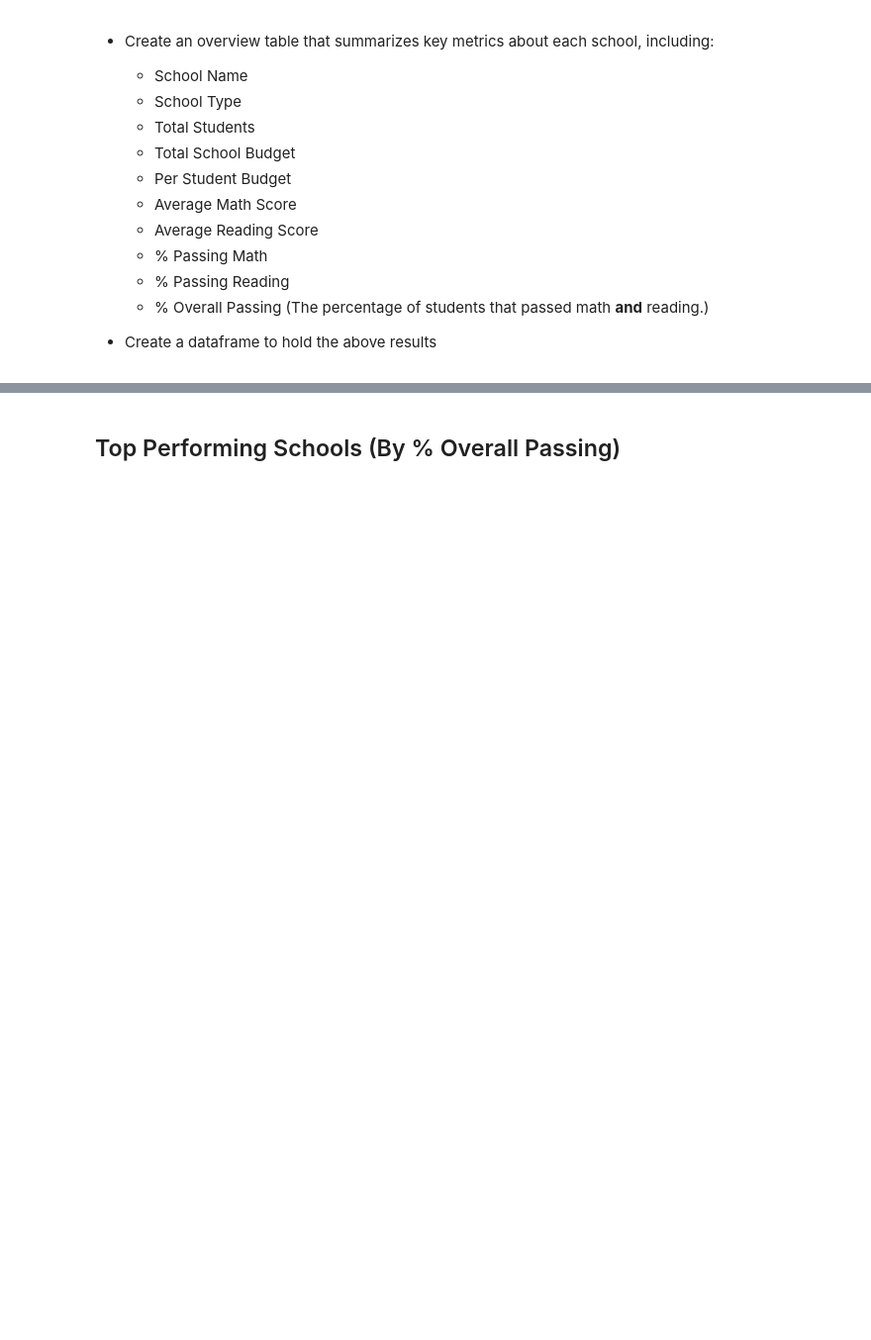
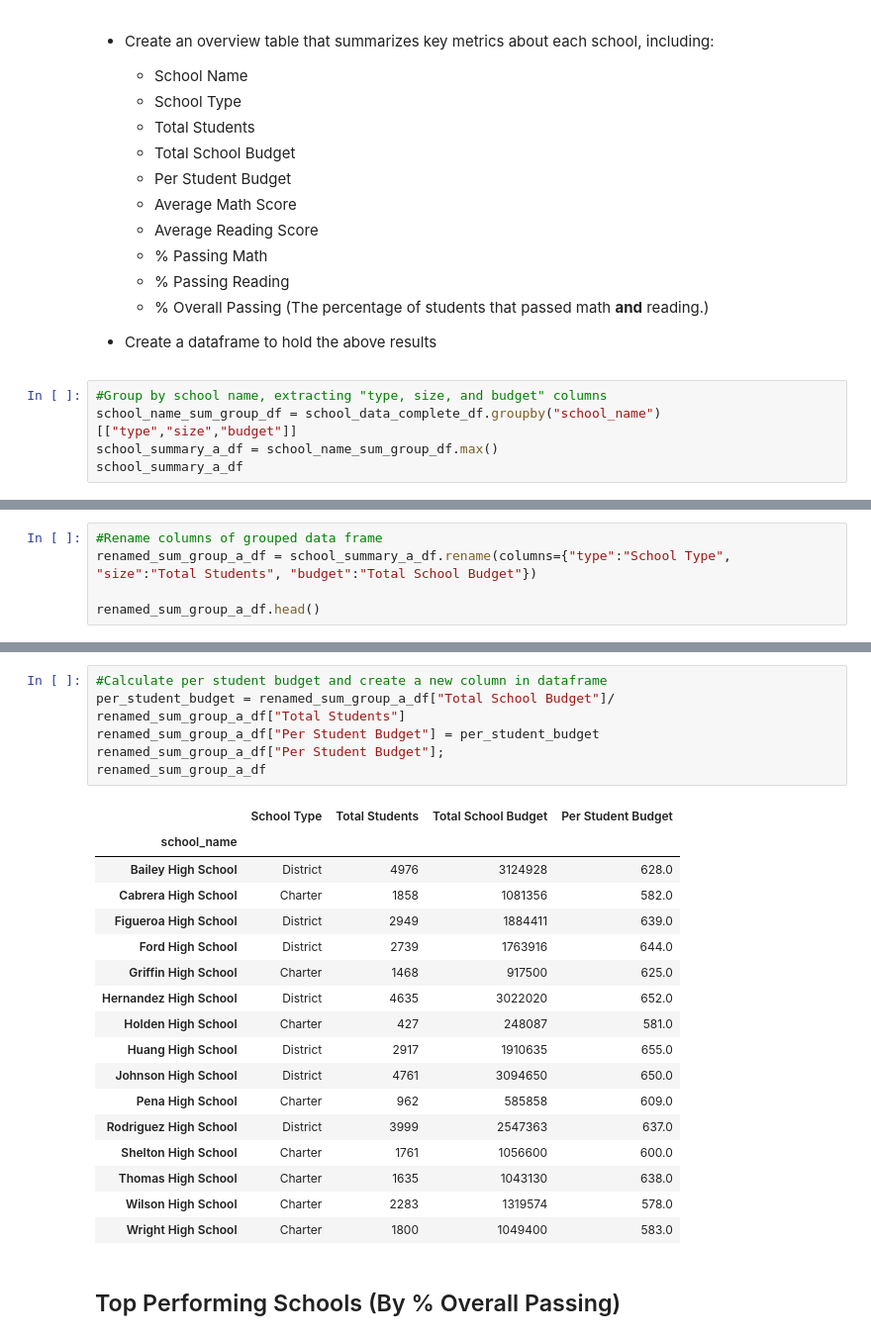
Before and after one commit to yperez0914/Pandas-Challenge, a Jupyter notebook: PyCitySchools/Analysis/main.ipynb, the cells around one changed output, grey strips where cells are left out. Shown: that part at 99% size. Saved outputs shown, nothing was run; the diff lists cells and outputs as text; blank space fills up the shorter version.

Commit message:
school summary table start

```diff
--- a/PyCitySchools/Analysis/main.ipynb
+++ b/PyCitySchools/Analysis/main.ipynb
@@ -284,3 +286,8 @@ district_summary_results_df
   * % Overall Passing (The percentage of students that passed math **and** reading.)
 
 * Create a dataframe to hold the above results
+# %%
+#Group by school name, extracting "type, size, and budget" columns
+school_name_sum_group_df = school_data_complete_df.groupby("school_name")[["type","size","budget"]]
+school_summary_a_df = school_name_sum_group_df.max()
+school_summary_a_df
@@ -286,0 +312,5 @@ district_summary_results_df
+# %%
+#Rename columns of grouped data frame
+renamed_sum_group_a_df = school_summary_a_df.rename(columns={"type":"School Type", "size":"Total Students", "budget":"Total School Budget"})
+
+renamed_sum_group_a_df.head()
@@ -287,3 +325,27 @@ district_summary_results_df
+# %%
+#Calculate per student budget and create a new column in dataframe
+per_student_budget = renamed_sum_group_a_df["Total School Budget"]/ renamed_sum_group_a_df["Total Students"]
+renamed_sum_group_a_df["Per Student Budget"] = per_student_budget
+renamed_sum_group_a_df["Per Student Budget"];
+renamed_sum_group_a_df
+# %% [output]
+|  | School Type | Total Students | Total School Budget | Per Student Budget |
+| school_name |  |  |  |  |
+| Bailey High School | District | 4976 | 3124928 | 628.0 |
+| Cabrera High School | Charter | 1858 | 1081356 | 582.0 |
+| Figueroa High School | District | 2949 | 1884411 | 639.0 |
+| Ford High School | District | 2739 | 1763916 | 644.0 |
+| Griffin High School | Charter | 1468 | 917500 | 625.0 |
+| Hernandez High School | District | 4635 | 3022020 | 652.0 |
+| Holden High School | Charter | 427 | 248087 | 581.0 |
+| Huang High School | District | 2917 | 1910635 | 655.0 |
+| Johnson High School | District | 4761 | 3094650 | 650.0 |
+| Pena High School | Charter | 962 | 585858 | 609.0 |
+| Rodriguez High School | District | 3999 | 2547363 | 637.0 |
+| Shelton High School | Charter | 1761 | 1056600 | 600.0 |
+| Thomas High School | Charter | 1635 | 1043130 | 638.0 |
+| Wilson High School | Charter | 2283 | 1319574 | 578.0 |
+| Wright High School | Charter | 1800 | 1049400 | 583.0 |
 # %% [markdown]
 ## Top Performing Schools (By % Overall Passing)
 # %% [markdown]
```
Also changed, not shown: parts of 3 cells of this notebook.
